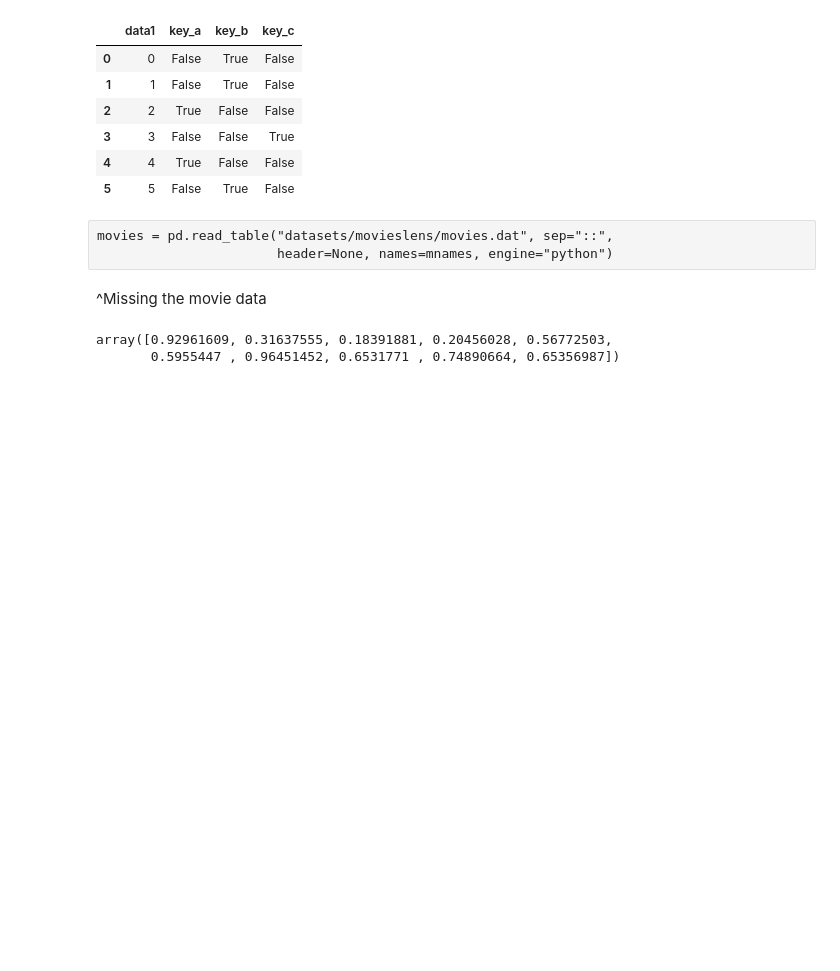
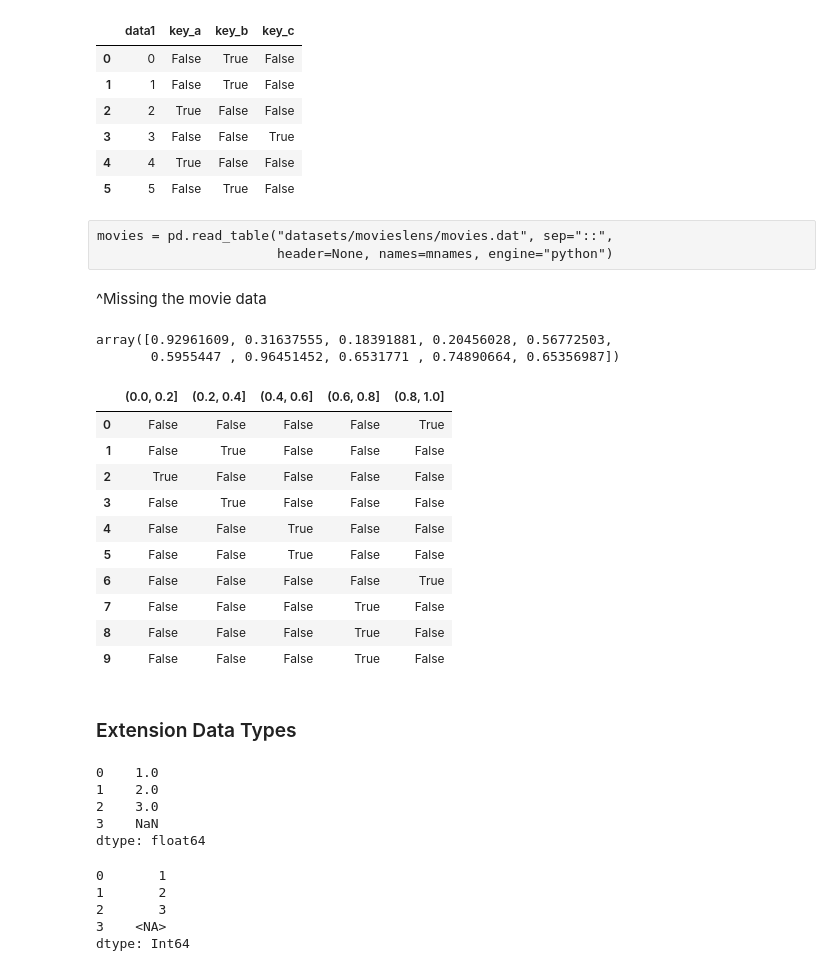
Before and after one commit to LydiaStoneKonstanski/WesCh678, a Jupyter notebook: Chapter7WorkAlong.ipynb, the cells around one changed output. Saved outputs shown, nothing was run; the diff lists cells and outputs as text; code cells hidden in the pictures; blank space fills up the shorter version.

```diff
--- a/Chapter7WorkAlong.ipynb
+++ b/Chapter7WorkAlong.ipynb
@@ -722,4 +722,18 @@ array([0.92961609, 0.31637555, 0.18391881, 0.20456028, 0.56772503,
 # %%
 bins = [0, 0.2, 0.4, 0.6, 0.8, 1]
 # %%
-pd.get_dummies
+pd.get_dummies(pd.cut(values, bins))
+# %% [output]
+|  | (0.0, 0.2] | (0.2, 0.4] | (0.4, 0.6] | (0.6, 0.8] | (0.8, 1.0] |
+| 0 | False | False | False | False | True |
+| 1 | False | True | False | False | False |
+| 2 | True | False | False | False | False |
+| 3 | False | True | False | False | False |
+| 4 | False | False | True | False | False |
+| 5 | False | False | True | False | False |
+| 6 | False | False | False | False | True |
+| 7 | False | False | False | True | False |
+| 8 | False | False | False | True | False |
+| 9 | False | False | False | True | False |
+# %% [markdown]
+### Extension Data Types
@@ -725,0 +742,8 @@ pd.get_dummies
+# %%
+s
+# %% [output]
+0    1.0
+1    2.0
+2    3.0
+3    NaN
+dtype: float64
@@ -725,0 +752,8 @@ pd.get_dummies
+# %%
+s
+# %% [output]
+0       1
+1       2
+2       3
+3    <NA>
+dtype: Int64
```
Also changed, not shown: parts of 42 cells of this notebook, 1 other file.
